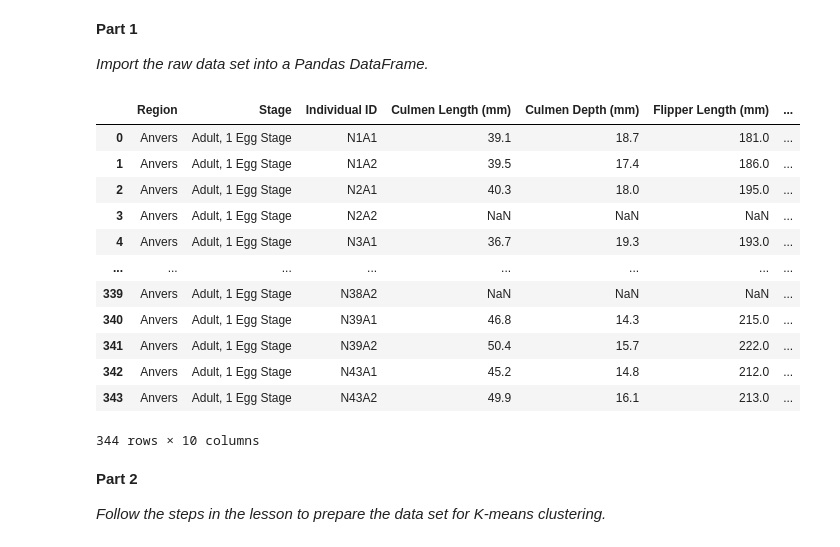
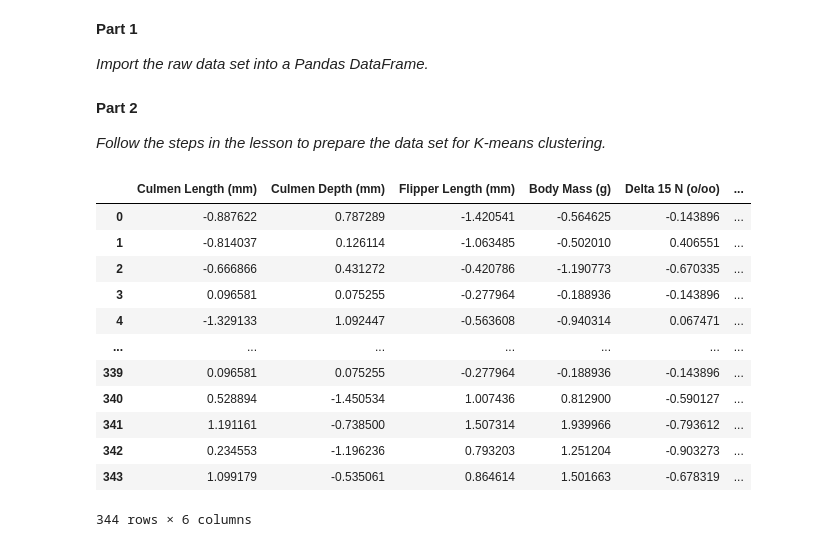
Before and after one commit to kylee-lapierre/k-means, a Jupyter notebook: k-means-clustering.ipynb, the cells around one changed output. Saved outputs shown, nothing was run; the diff lists cells and outputs as text; code cells hidden in the pictures.

```diff
--- a/k-means-clustering.ipynb
+++ b/k-means-clustering.ipynb
@@ -10,21 +10,6 @@ from sklearn.preprocessing import StandardScaler
 *Import the raw data set into a Pandas DataFrame.*
 # %%
 animals = pd.read_csv('2021-11-ml-09-k-means-animals-dataset.csv')
-animals
-# %% [output]
-|  | Region | Stage | Individual ID | Culmen Length (mm) | Culmen Depth (mm) | Flipper Length (mm) | ... |
-| 0 | Anvers | Adult, 1 Egg Stage | N1A1 | 39.1 | 18.7 | 181.0 | ... |
-| 1 | Anvers | Adult, 1 Egg Stage | N1A2 | 39.5 | 17.4 | 186.0 | ... |
-| 2 | Anvers | Adult, 1 Egg Stage | N2A1 | 40.3 | 18.0 | 195.0 | ... |
-| 3 | Anvers | Adult, 1 Egg Stage | N2A2 | NaN | NaN | NaN | ... |
-| 4 | Anvers | Adult, 1 Egg Stage | N3A1 | 36.7 | 19.3 | 193.0 | ... |
-| ... | ... | ... | ... | ... | ... | ... | ... |
-| 339 | Anvers | Adult, 1 Egg Stage | N38A2 | NaN | NaN | NaN | ... |
-| 340 | Anvers | Adult, 1 Egg Stage | N39A1 | 46.8 | 14.3 | 215.0 | ... |
-| 341 | Anvers | Adult, 1 Egg Stage | N39A2 | 50.4 | 15.7 | 222.0 | ... |
-| 342 | Anvers | Adult, 1 Egg Stage | N43A1 | 45.2 | 14.8 | 212.0 | ... |
-| 343 | Anvers | Adult, 1 Egg Stage | N43A2 | 49.9 | 16.1 | 213.0 | ... |
-344 rows × 10 columns
 # %% [markdown]
 **Part 2**
 
@@ -38,0 +17,25 @@ animal_scaled = scalar.fit_transform(numeric_animals)
+# %%
+# Dropping the categorical variables to standardize
+animals = animals.drop(columns = {'Region', 'Stage', 'Individual ID', 'Comments'}).copy()
+# Filling the NA values with the median value of each column
+animals = animals.fillna({'Culmen Length (mm)':animals['Culmen Length (mm)'].median(), 'Culmen Depth (mm)':animals['Culmen Depth (mm)'].median(), 'Flipper Length (mm)':animals['Flipper Length (mm)'].median(), 'Body Mass (g)':animals['Body Mass (g)'].median(), 'Delta 15 N (o/oo)':animals['Delta 15 N (o/oo)'].median(), 'Delta 13 C (o/oo)':animals['Delta 13 C (o/oo)'].median()})
+# %%
+# Standardizing each column within the animals dataframe
+scalar = StandardScaler()
+for i in animals.columns:
+    animals[i] = scalar.fit_transform(animals[[i]])
+animals
+# %% [output]
+|  | Culmen Length (mm) | Culmen Depth (mm) | Flipper Length (mm) | Body Mass (g) | Delta 15 N (o/oo) | ... |
+| 0 | -0.887622 | 0.787289 | -1.420541 | -0.564625 | -0.143896 | ... |
+| 1 | -0.814037 | 0.126114 | -1.063485 | -0.502010 | 0.406551 | ... |
+| 2 | -0.666866 | 0.431272 | -0.420786 | -1.190773 | -0.670335 | ... |
+| 3 | 0.096581 | 0.075255 | -0.277964 | -0.188936 | -0.143896 | ... |
+| 4 | -1.329133 | 1.092447 | -0.563608 | -0.940314 | 0.067471 | ... |
+| ... | ... | ... | ... | ... | ... | ... |
+| 339 | 0.096581 | 0.075255 | -0.277964 | -0.188936 | -0.143896 | ... |
+| 340 | 0.528894 | -1.450534 | 1.007436 | 0.812900 | -0.590127 | ... |
+| 341 | 1.191161 | -0.738500 | 1.507314 | 1.939966 | -0.793612 | ... |
+| 342 | 0.234553 | -1.196236 | 0.793203 | 1.251204 | -0.903273 | ... |
+| 343 | 1.099179 | -0.535061 | 0.864614 | 1.501663 | -0.678319 | ... |
+344 rows × 6 columns
```
Also changed, not shown: parts of 9 cells of this notebook.
